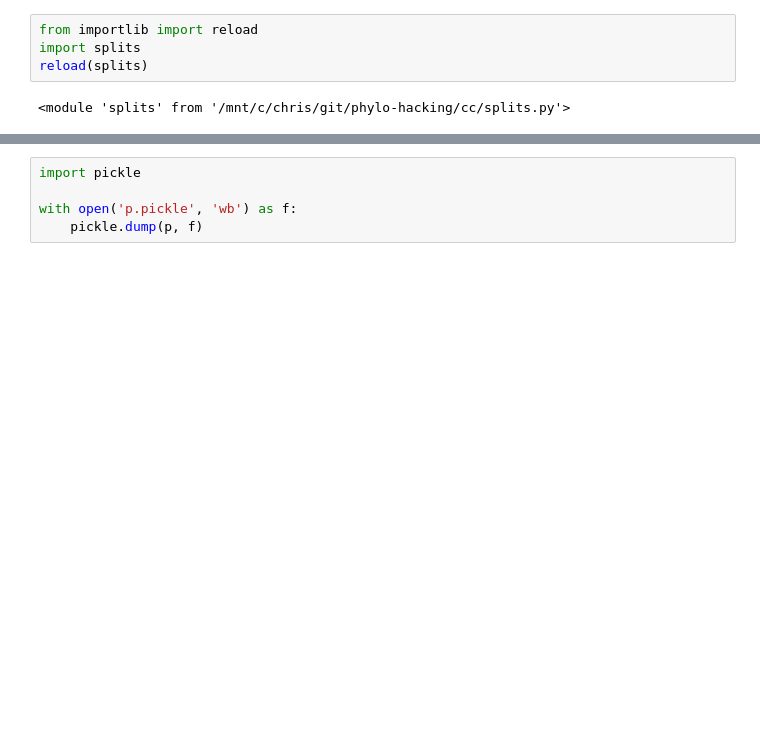
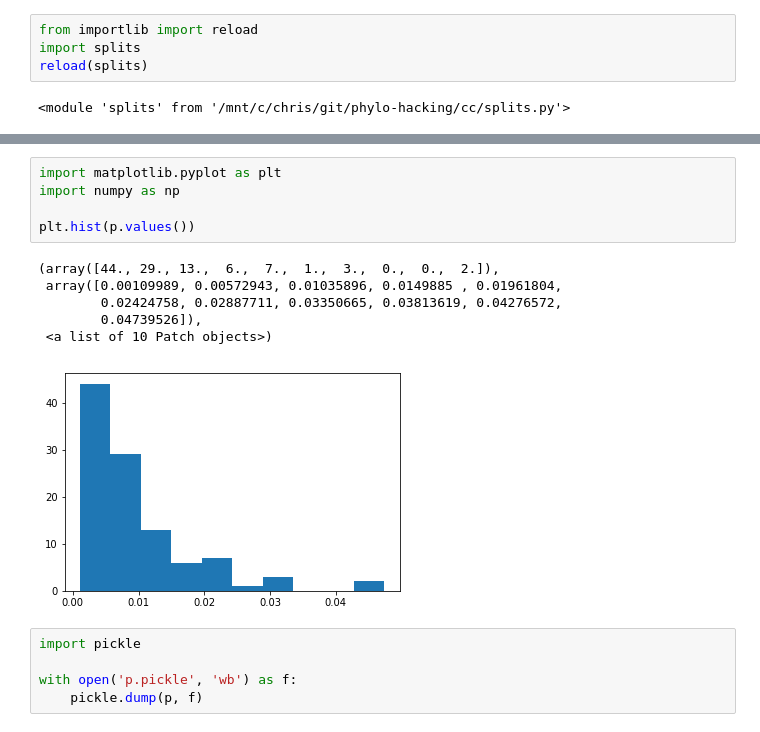
Before and after one commit to christiaanjs/phylo-hacking, a Jupyter notebook: cc/clades.ipynb, the cells around one changed output, grey strips where cells are left out. Drawn from its saved outputs; the diff is of its cells as text; blank space fills up the shorter version.

```diff
--- a/cc/clades.ipynb
+++ b/cc/clades.ipynb
@@ -185,3 +192,15 @@ p
+# %%
+import matplotlib.pyplot as plt
+import numpy as np
+
+plt.hist(p.values())
+# %% [output]
+(array([44., 29., 13.,  6.,  7.,  1.,  3.,  0.,  0.,  2.]),
+ array([0.00109989, 0.00572943, 0.01035896, 0.0149885 , 0.01961804,
+        0.02424758, 0.02887711, 0.03350665, 0.03813619, 0.04276572,
+        0.04739526]),
+ <a list of 10 Patch objects>)
+[figure, added]
 # %%
 import pickle
 
```
Also changed, not shown: parts of 18 cells of this notebook, 2 other files.
